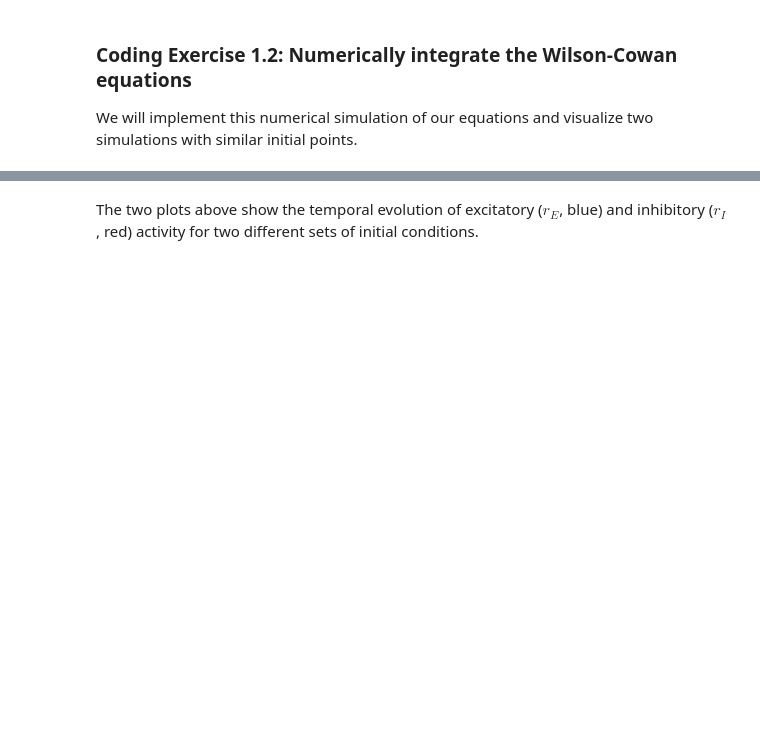
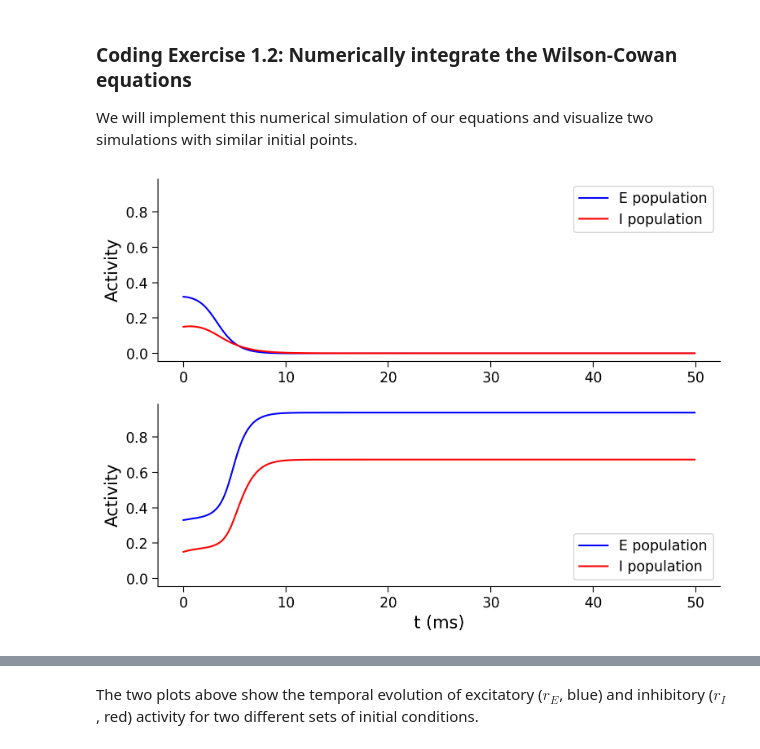
Before and after one commit to jtg374/MathToolExercise, a Jupyter notebook: NeuroMatchtutorials/W2D4_DynamicNetworks/student/W2D4_Tutorial2.ipynb, the cells around one changed output, grey strips where cells are left out. Saved outputs shown, nothing was run; the diff lists cells and outputs as text; code cells hidden in the pictures; blank space fills up the shorter version.

```diff
--- a/NeuroMatchtutorials/W2D4_DynamicNetworks/student/W2D4_Tutorial2.ipynb
+++ b/NeuroMatchtutorials/W2D4_DynamicNetworks/student/W2D4_Tutorial2.ipynb
@@ -487,36 +491,38 @@ def simulate_wc(tau_E, a_E, theta_E, tau_I, a_I, theta_I,
   I_ext_I = I_ext_I * np.ones(Lt)
 
   # Simulate the Wilson-Cowan equations
   for k in range(Lt - 1):
 
     ########################################################################
     # TODO for students: compute drE and drI and remove the error
-    raise NotImplementedError("Student exercise: compute the change in E/I")
+    # raise NotImplementedError("Student exercise: compute the change in E/I")
     ########################################################################
 
     # Calculate the derivative of the E population
-    drE = ...
+    drE = dt/tau_E * (-rE[k] + F((wEE*rE[k] - wEI*rI[k] + I_ext_E[k]),a_E,theta_E))
 
     # Calculate the derivative of the I population
-    drI = ...
+    drI = dt/tau_I * (-rI[k] + F((wIE*rE[k] - wII*rI[k] + I_ext_I[k]),a_I,theta_I))
 
     # Update using Euler's method
     rE[k + 1] = rE[k] + drE
     rI[k + 1] = rI[k] + drI
 
   return rE, rI
 
 
 pars = default_pars()
 
 # Simulate first trajectory
 rE1, rI1 = simulate_wc(**default_pars(rE_init=.32, rI_init=.15))
 
 # Simulate second trajectory
 rE2, rI2 = simulate_wc(**default_pars(rE_init=.33, rI_init=.15))
 
 # Visualize
 my_test_plot(pars['range_t'], rE1, rI1, rE2, rI2)
+# %% [output]
+[figure, added]
 # %% [markdown]
 [*Click for solution*](https://github.com/NeuromatchAcademy/course-content/tree/main/tutorials/W2D4_DynamicNetworks/solutions/W2D4_Tutorial2_Solution_15eff812.py)
 
```
Also changed, not shown: parts of 8 cells of this notebook.
